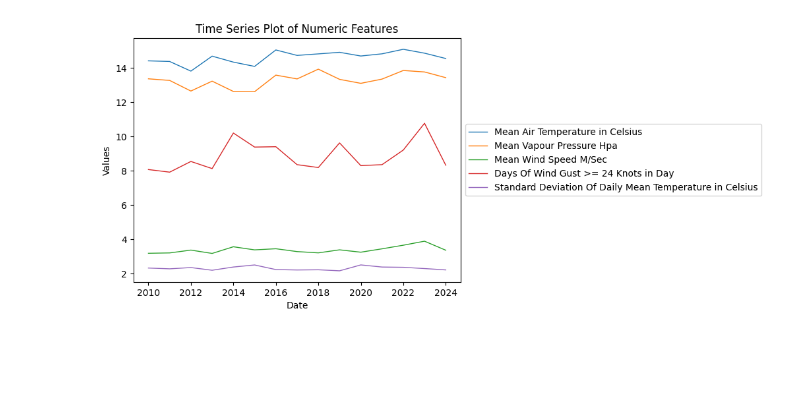
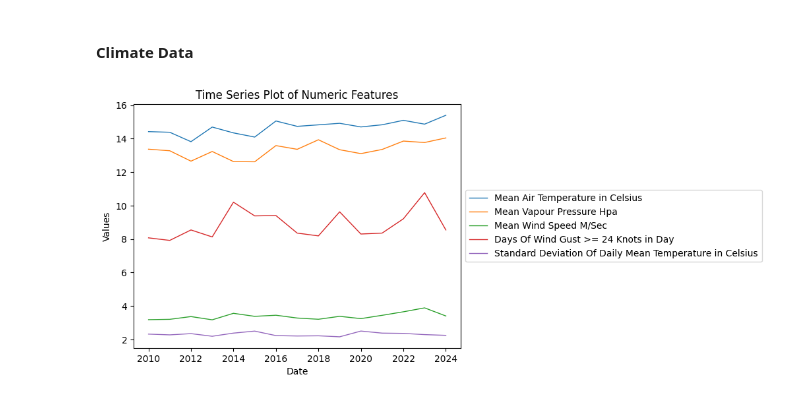
Before and after one commit to TheVeryCoolJackson/COMPSCI760-Electricity-Timeseries, a Jupyter notebook: WeatherPreprocessing/Preprocessing-Notebook.ipynb, the cells around one changed output. Drawn from its saved outputs; the diff is of its cells as text; code cells hidden in the pictures; blank space fills up the shorter version.

```diff
--- a/WeatherPreprocessing/Preprocessing-Notebook.ipynb
+++ b/WeatherPreprocessing/Preprocessing-Notebook.ipynb
@@ -6,7 +15,6 @@
 # %%
-import pandas as pd
 
-def csv_to_dataframe(file_path):
+def format_climate(file_path):
     df = pd.read_csv(file_path)
 
     df.replace('-', pd.NA, inplace=True)
@@ -14,6 +22,7 @@ def csv_to_dataframe(file_path):
 
     df['Date'] = pd.to_datetime(df['Date'], format='%Y-%m-%d')
     df['Year'] = df['Date'].dt.year
+    df['Month'] = df['Date'].dt.month
 
     df = df.drop(columns='Station')
 
@@ -53,0 +51,7 @@ test
+# %%
+ElectricityDataBusiness_file = '../ElectricityData/Business_demand_trends_20240901140306.csv'
+ElectricityDataResidential_file = '../ElectricityData/Residential_consumption_trends_20240901141207.csv'
+
+climateData = format_climate('../ClimateDataProcessing/NewCentralNorthRegions.csv')
+eletricityDataBusiness = format_eletricity_data(ElectricityDataBusiness_file)
+eletricityDataResidential = format_eletricity_data(ElectricityDataResidential_file)
@@ -53,0 +89,17 @@ test
+# %%
+ElectricityDataBusiness_CNI = eletricityDataBusiness[eletricityDataBusiness['Region ID'] =='CNI']
+ElectricityDataBusiness_CNI = ElectricityDataBusiness_CNI.drop(columns=[
+    'Regional demand (GWh)',
+    'Proportion of regional demand (%)',
+    'National demand (GWh)',
+    'Proportion of national demand (%)'])
+
+
+ElectricityDataResidential_CNI = eletricityDataResidential[eletricityDataResidential['Region ID'] =='CNI']
+ElectricityDataResidential_CNI = ElectricityDataResidential_CNI.drop(columns=[
+    'Est. Total demand (GWh)',
+    'Est. proportion of regional demand',
+    'Est. proportion of national demand', 'Average consumption (kWh)',
+    'Average daily consumption (kWh)', '5th percentile (kWh)',
+    '25th percentile (kWh)', '50th percentile (kWh)',
+    '75th percentile (kWh)', '95th percentile (kWh)', 'Coverage %'])
@@ -53,0 +108,8 @@ test
+# %%
+# Merge Electricity Business Data
+merged_data = climateData.merge(ElectricityDataBusiness_CNI, left_on='Date', right_on='Period start')
+merged_data.drop(columns=['Period start', 'Period end', 'Region ID', 'Region description'], inplace=True)
+
+# Merge Electricity Residential Data
+merged_data = merged_data.merge(ElectricityDataResidential_CNI, left_on='Date', right_on='Period start')
+merged_data.drop(columns=['Period start', 'Period end', 'Region ID', 'Region'], inplace=True)
@@ -54,22 +143,22 @@ test
+# %% [markdown]
+#### Climate Data
 # %%
-import matplotlib.pyplot as plt
+byyear = merged_data.groupby('Year').mean().reset_index()
 
-byyear = test.groupby('Year').mean().reset_index()
-
-numeric_columns = [ 'Mean Air Temperature in Celsius',
+numeric_columns = ['Mean Air Temperature in Celsius',
                    'Mean Vapour Pressure Hpa',
                    'Mean Wind Speed M/Sec',
                    'Days Of Wind Gust >= 24 Knots in Day',
                    'Standard Deviation Of Daily Mean Temperature in Celsius']
 
 byyear.plot(x='Year', y=numeric_columns, kind='line', linewidth=1)
 plt.xlabel('Date')
 plt.ylabel('Values')
 plt.title('Time Series Plot of Numeric Features')
 plt.legend(loc='center left', bbox_to_anchor=(1, 0.5))
 plt.show()
 # %% [output]
-[figure, old version]
+[figure, new version]
 # %%
 byyear.plot(x='Year', y='Total Rainfall Mm', kind='line', linewidth=1)
 plt.xlabel('Date')
```
Also changed, not shown: parts of 44 cells of this notebook, 1 other file.
